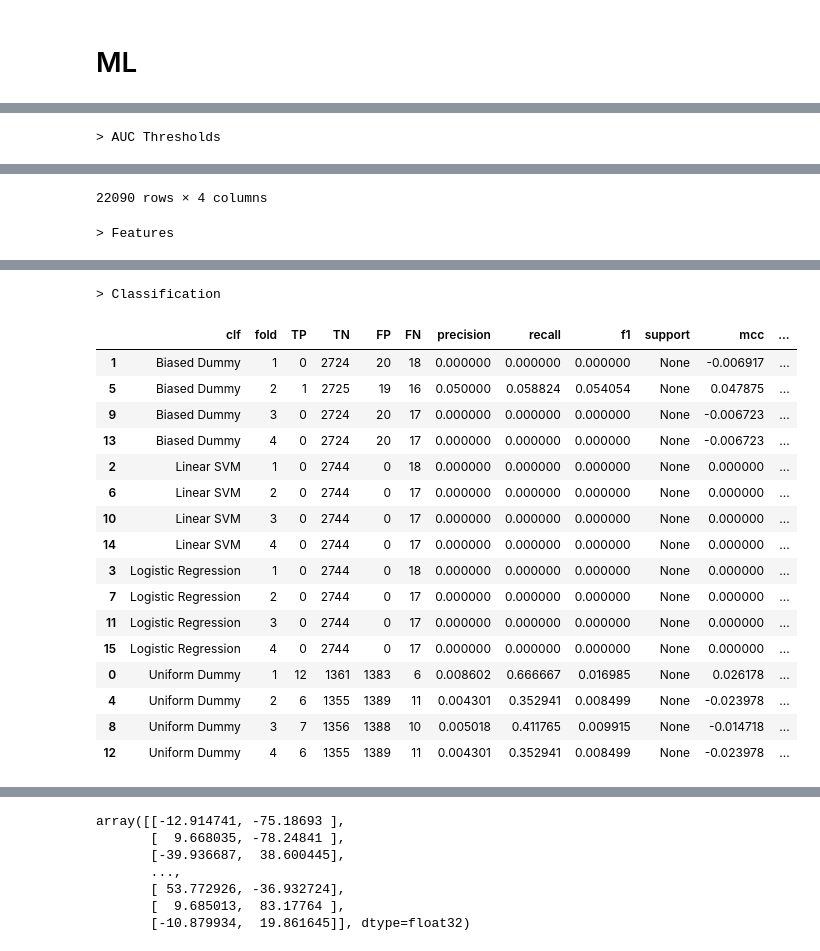
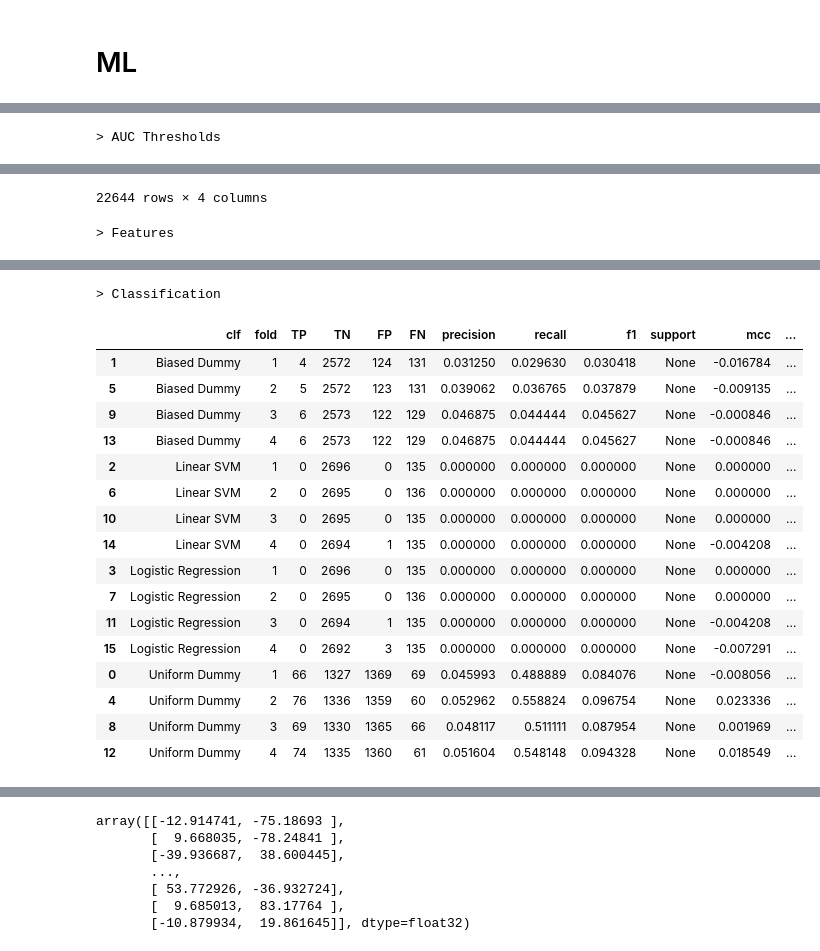
Before and after one commit to rionbr/meionav, a Jupyter notebook: 05-data-analysis/machine-learning/Explore Core Genes.ipynb, the cells around one changed output, grey strips where cells are left out. Drawn from its saved outputs; the diff is of its cells as text; code cells hidden in the pictures.

```diff
--- a/05-data-analysis/machine-learning/Explore Core Genes.ipynb
+++ b/05-data-analysis/machine-learning/Explore Core Genes.ipynb
@@ -162,14 +164,3 @@ else:
     #
     df['logFC_TidCyte'] = dfdeg['logFC_TidCyte']
     df['logFC_TidCyte'].fillna(0, inplace=True)
-# %%
-# Set Experimental Evidence
-if species == 'DM':
-    dfe = pd.read_csv('../../03-screened-data/data/core_DM_screened_2020-12-15.csv', index_col=0)
-    df['phenotype'] = dfe['Our DM pheno code']
-elif species == 'MM':
-    dfe = pd.read_csv('../../03-screened-data/data/literature_MM_2020-12-15.csv', index_col=0)
-    df['phenotype'] = dfe['Others MM pheno code']
-elif species == 'HS':
-    dfe = pd.read_csv('../../03-screened-data/data/literature_HS_2020-12-15.csv', index_col=0)
-    df['phenotype'] = dfe['Others HS pheno code']
@@ -175,0 +191,9 @@ elif species == 'HS':
+# %%
+dfMe = pd.DataFrame(index=dfM.index)
+# Set Indirect Experimental Evidence (from homologs)
+dfMe['dir_pheno_HS'] = dfM['id_gene_HS'].map(lambda x: [dfe_HS.get(i) for i in x if i in dfe_HS])
+dfMe['dir_pheno_MM'] = dfM['id_gene_MM'].map(lambda x: [dfe_MM.get(i) for i in x if i in dfe_MM])
+dfMe['dir_pheno_DM'] = dfM['id_gene_DM'].map(lambda x: [dfe_DM.get(i) for i in x if i in dfe_DM])
+#
+# Only keep meta genes with homologs in at least two species
+dfMe1 = dfMe.loc[dfMe.applymap(len).applymap(bool).sum(axis='columns') > 0, :]
@@ -175,0 +261,9 @@ elif species == 'HS':
+# %%
+def dir_ind_pheno(r):
+    if pd.notnull(r['dir-pheno']):
+        return r['dir-pheno']
+    elif pd.notnull(r['ind-pheno']):
+        return 'indirect'
+    else:
+        return np.nan
+df['phenotype'] = df[['dir-pheno', 'ind-pheno']].apply(dir_ind_pheno, axis='columns')
@@ -270,7 +400,7 @@ logFCcols = ['logFC_MiddleApical', 'logFC_BasalMiddle'] if species == 'DM' else
 cellcompcols = ['Middle_vs_Apical', 'Middle_vs_Basal'] if species == 'DM' else ['Cyte_vs_Gonia', 'Tid_vs_Cyte']
 #
 num_cols = logFCcols + ['degree', 'degree-weight', 'degree-centrality', 'eigenvector-centrality', 'pagerank', 'avg-neighbor-degree'] #, 'betweenness-centrality']
-bin_cols = ['conserved'] + cellcompcols + modcols
+bin_cols = cellcompcols + modcols + ['conserved']
 cat_cols = ['biotype']
 #
 cat_features = df[cat_cols].fillna(0).T.to_dict().values()
@@ -394,8 +524,8 @@ display(dfT)
 
 print('> Features')
 dfF = pd.DataFrame(f, columns=['clf', 'fold', 'feature', 'coef'])
-dfF = dfF.groupby(['clf', 'feature']).agg({'coef': 'mean'})
-display(dfF)
+dfF = dfF.groupby(['clf', 'feature']).agg({'coef': 'mean'}).reset_index()
+display(dfF.sort_values(['clf', 'coef'], ascending=[True, False]))
 #wMLFFile = 'results/ml/ml_features_{layer:s}-SVD-{col:s}.csv.gz'.format(layer=layer, col=col)
 #dfF.to_csv(wMLFFile, encoding='utf-8', index=True)
 
@@ -424,2 +554,2 @@ display(dfR)
-22090 rows × 4 columns
+22644 rows × 4 columns
 > Features
@@ -444,21 +573,21 @@ display(dfR)
 > Classification
 |  | clf | fold | TP | TN | FP | FN | precision | recall | f1 | support | mcc | ... |
-| 1 | Biased Dummy | 1 | 0 | 2724 | 20 | 18 | 0.000000 | 0.000000 | 0.000000 | None | -0.006917 | ... |
-| 5 | Biased Dummy | 2 | 1 | 2725 | 19 | 16 | 0.050000 | 0.058824 | 0.054054 | None | 0.047875 | ... |
-| 9 | Biased Dummy | 3 | 0 | 2724 | 20 | 17 | 0.000000 | 0.000000 | 0.000000 | None | -0.006723 | ... |
-| 13 | Biased Dummy | 4 | 0 | 2724 | 20 | 17 | 0.000000 | 0.000000 | 0.000000 | None | -0.006723 | ... |
-| 2 | Linear SVM | 1 | 0 | 2744 | 0 | 18 | 0.000000 | 0.000000 | 0.000000 | None | 0.000000 | ... |
-| 6 | Linear SVM | 2 | 0 | 2744 | 0 | 17 | 0.000000 | 0.000000 | 0.000000 | None | 0.000000 | ... |
-| 10 | Linear SVM | 3 | 0 | 2744 | 0 | 17 | 0.000000 | 0.000000 | 0.000000 | None | 0.000000 | ... |
-| 14 | Linear SVM | 4 | 0 | 2744 | 0 | 17 | 0.000000 | 0.000000 | 0.000000 | None | 0.000000 | ... |
-| 3 | Logistic Regression | 1 | 0 | 2744 | 0 | 18 | 0.000000 | 0.000000 | 0.000000 | None | 0.000000 | ... |
-| 7 | Logistic Regression | 2 | 0 | 2744 | 0 | 17 | 0.000000 | 0.000000 | 0.000000 | None | 0.000000 | ... |
-| 11 | Logistic Regression | 3 | 0 | 2744 | 0 | 17 | 0.000000 | 0.000000 | 0.000000 | None | 0.000000 | ... |
-| 15 | Logistic Regression | 4 | 0 | 2744 | 0 | 17 | 0.000000 | 0.000000 | 0.000000 | None | 0.000000 | ... |
-| 0 | Uniform Dummy | 1 | 12 | 1361 | 1383 | 6 | 0.008602 | 0.666667 | 0.016985 | None | 0.026178 | ... |
-| 4 | Uniform Dummy | 2 | 6 | 1355 | 1389 | 11 | 0.004301 | 0.352941 | 0.008499 | None | -0.023978 | ... |
-| 8 | Uniform Dummy | 3 | 7 | 1356 | 1388 | 10 | 0.005018 | 0.411765 | 0.009915 | None | -0.014718 | ... |
-| 12 | Uniform Dummy | 4 | 6 | 1355 | 1389 | 11 | 0.004301 | 0.352941 | 0.008499 | None | -0.023978 | ... |
+| 1 | Biased Dummy | 1 | 4 | 2572 | 124 | 131 | 0.031250 | 0.029630 | 0.030418 | None | -0.016784 | ... |
+| 5 | Biased Dummy | 2 | 5 | 2572 | 123 | 131 | 0.039062 | 0.036765 | 0.037879 | None | -0.009135 | ... |
+| 9 | Biased Dummy | 3 | 6 | 2573 | 122 | 129 | 0.046875 | 0.044444 | 0.045627 | None | -0.000846 | ... |
+| 13 | Biased Dummy | 4 | 6 | 2573 | 122 | 129 | 0.046875 | 0.044444 | 0.045627 | None | -0.000846 | ... |
+| 2 | Linear SVM | 1 | 0 | 2696 | 0 | 135 | 0.000000 | 0.000000 | 0.000000 | None | 0.000000 | ... |
+| 6 | Linear SVM | 2 | 0 | 2695 | 0 | 136 | 0.000000 | 0.000000 | 0.000000 | None | 0.000000 | ... |
+| 10 | Linear SVM | 3 | 0 | 2695 | 0 | 135 | 0.000000 | 0.000000 | 0.000000 | None | 0.000000 | ... |
+| 14 | Linear SVM | 4 | 0 | 2694 | 1 | 135 | 0.000000 | 0.000000 | 0.000000 | None | -0.004208 | ... |
+| 3 | Logistic Regression | 1 | 0 | 2696 | 0 | 135 | 0.000000 | 0.000000 | 0.000000 | None | 0.000000 | ... |
+| 7 | Logistic Regression | 2 | 0 | 2695 | 0 | 136 | 0.000000 | 0.000000 | 0.000000 | None | 0.000000 | ... |
+| 11 | Logistic Regression | 3 | 0 | 2694 | 1 | 135 | 0.000000 | 0.000000 | 0.000000 | None | -0.004208 | ... |
+| 15 | Logistic Regression | 4 | 0 | 2692 | 3 | 135 | 0.000000 | 0.000000 | 0.000000 | None | -0.007291 | ... |
+| 0 | Uniform Dummy | 1 | 66 | 1327 | 1369 | 69 | 0.045993 | 0.488889 | 0.084076 | None | -0.008056 | ... |
+| 4 | Uniform Dummy | 2 | 76 | 1336 | 1359 | 60 | 0.052962 | 0.558824 | 0.096754 | None | 0.023336 | ... |
+| 8 | Uniform Dummy | 3 | 69 | 1330 | 1365 | 66 | 0.048117 | 0.511111 | 0.087954 | None | 0.001969 | ... |
+| 12 | Uniform Dummy | 4 | 74 | 1335 | 1360 | 61 | 0.051604 | 0.548148 | 0.094328 | None | 0.018549 | ... |
 # %%
 tsne = manifold.TSNE(n_components=2, init='pca', random_state=0)
 #isomap = manifold.Isomap(n_neighbors=5, n_components=2)
```
Also changed, not shown: parts of 17 cells of this notebook, 14 other files.
